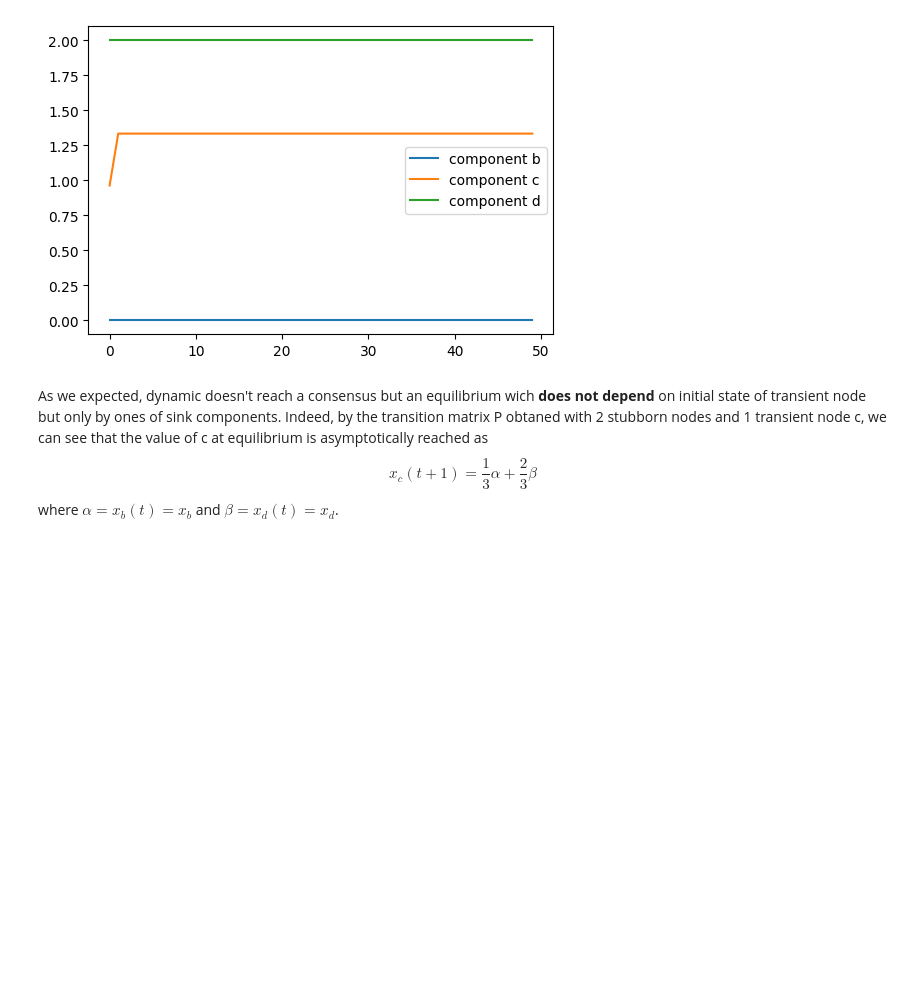
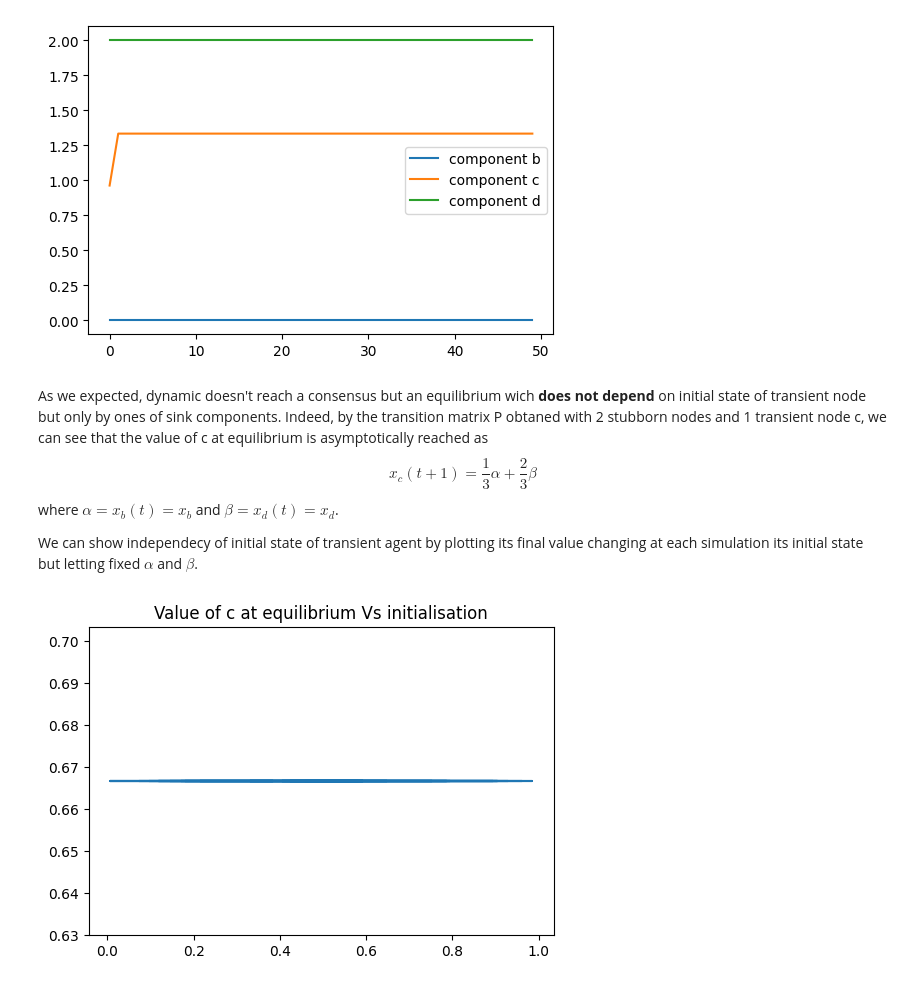
Before and after one commit to LucianoScarpino/HM_2_Network_Dynamics, a Jupyter notebook: ex_1.ipynb, the cells around one changed output. Saved outputs shown, nothing was run; the diff lists cells and outputs as text; code cells hidden in the pictures; blank space fills up the shorter version.

Commit message:
point h initialized

```diff
--- a/ex_1.ipynb
+++ b/ex_1.ipynb
@@ -480,3 +480,40 @@ plt.show()
 [figure]
 # %% [markdown]
 As we expected, dynamic doesn't reach a consensus but an equilibrium wich **does not depend** on initial state of transient node but only by ones of sink components. Indeed, by the transition matrix P obtaned with 2 stubborn nodes and 1 transient node c, we can see that the value of c at equilibrium is asymptotically reached as $$x_c(t+1) = \frac{1}{3}\alpha + \frac{2}{3}\beta$$ where $\alpha = x_b(t) = x_b$ and $\beta = x_d(t) = x_d$.
+
+We can show independecy of initial state of transient agent by plotting its final value changing at each simulation its initial state but letting fixed $\alpha$ and $\beta$.
+# %%
+stubborn_id = [0,2]
+regular_id = [1]
+n_iter = 50
+
+u = [x_bar,1]                               # Input initial states of stubborn nodes
+Q = new_P[np.ix_(regular_id,regular_id)]
+R = new_P[np.ix_(regular_id,stubborn_id)]
+
+simulations_of_c = np.zeros(50)
+c_initialisations = []
+
+for i in range(50):
+    ic = np.random.uniform(0,1,len(regular_id))    # Random state for regular nodes, in this case just one node
+    c_initialisations.append(ic)
+
+    x0 = np.zeros((new_P.shape[0],n_iter))
+    x0[stubborn_id,0] = u
+    x0[regular_id,0] = ic
+
+    # Evolution of opinion vector
+    x = x0
+    for t in range(1,n_iter):
+        x[regular_id, t] = Q @ x[regular_id, t-1] + R @ x[stubborn_id, t-1]
+        x[stubborn_id, t] = x[stubborn_id, t-1]
+
+    x_final = x[:,n_iter-1]
+    simulations_of_c[i] = x_final[1]
+
+plt.figure(1, figsize=(6,4))
+plt.plot(c_initialisations,simulations_of_c)
+plt.title("Value of c at equilibrium Vs initialisation")
+plt.show()
+# %% [output]
+[figure, added]
```
Also changed, not shown: parts of 3 cells of this notebook.
